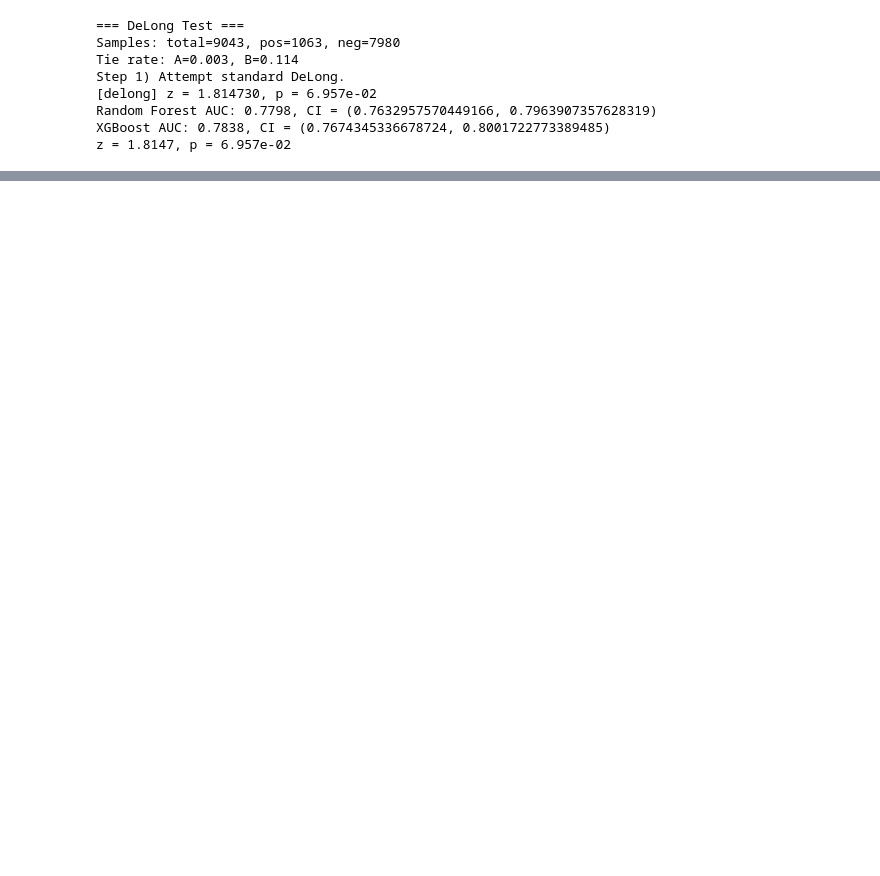
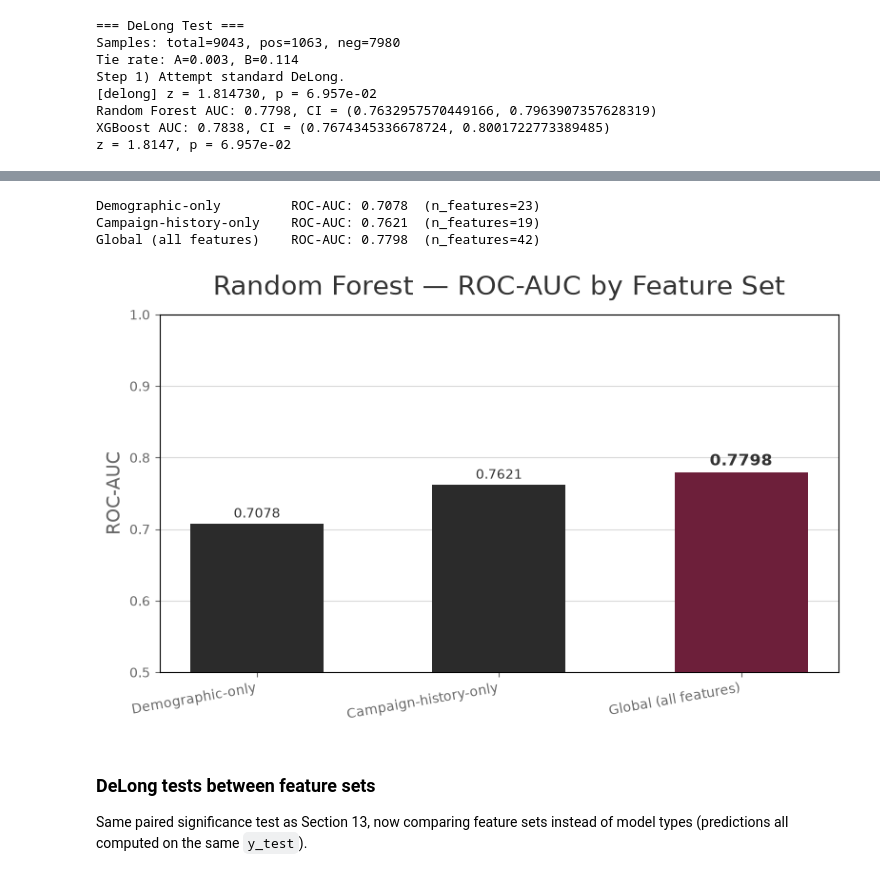
Before and after one commit to claireley/Final-Project, a Jupyter notebook: notebooks/Modeling-Bank.ipynb, the cells around one changed output, grey strips where cells are left out. Drawn from its saved outputs; the diff is of its cells as text; code cells hidden in the pictures; blank space fills up the shorter version.

```diff
--- a/notebooks/Modeling-Bank.ipynb
+++ b/notebooks/Modeling-Bank.ipynb
@@ -348,0 +423,57 @@ z = 5.3206, p = 1.034e-07
+# %%
+def fit_and_score(feature_list, label):
+    Xtr = X_train_df[feature_list]
+    Xte = X_test_df[feature_list]
+    model = RandomForestClassifier(**grid_search.best_params_, random_state=42)
+    model.fit(Xtr, y_train)
+    probs = model.predict_proba(Xte)[:, 1]
+    auc = roc_auc_score(y_test, probs)
+    print(f"{label:24s} ROC-AUC: {auc:.4f}  (n_features={len(feature_list)})")
+    return model, probs, auc
+
+demo_model, probs_demo, auc_demo = fit_and_score(demo_features, "Demographic-only")
+campaign_model, probs_campaign, auc_campaign = fit_and_score(campaign_features, "Campaign-history-only")
+
+# Global model was already fit in Section 7 as final_rf / probs_rf
+auc_global = roc_auc_score(y_test, probs_rf)
+print(f"{'Global (all features)':24s} ROC-AUC: {auc_global:.4f}  (n_features={len(global_features)})")
+# %% [output]
+Demographic-only         ROC-AUC: 0.7078  (n_features=23)
+Campaign-history-only    ROC-AUC: 0.7621  (n_features=19)
+Global (all features)    ROC-AUC: 0.7798  (n_features=42)
+# %%
+feature_set_labels = ["Demographic-only", "Campaign-history-only", "Global (all features)"]
+feature_set_aucs = [auc_demo, auc_campaign, auc_global]
+
+best_idx = feature_set_aucs.index(max(feature_set_aucs))
+colors = [CARD] * len(feature_set_labels)
+colors[best_idx] = TEXT
+
+fig, ax = plt.subplots(figsize=(8, 5))
+fig.patch.set_alpha(0)
+ax.set_facecolor("none")
+
+bars = ax.bar(feature_set_labels, feature_set_aucs, color=colors, width=0.55, zorder=3)
+
+for i, (bar, score) in enumerate(zip(bars, feature_set_aucs)):
+    ax.text(bar.get_x() + bar.get_width() / 2, score + 0.004, f"{score:.4f}",
+            ha="center", va="bottom", fontsize=12 if i == best_idx else 10,
+            color="0.2", fontweight="bold" if i == best_idx else "normal")
+
+ax.set_ylim(0.5, 1.0)
+ax.set_ylabel("ROC-AUC", fontsize=14, color=DIM)
+ax.set_title("Random Forest — ROC-AUC by Feature Set", fontsize=20, color="0.2", pad=15)
+ax.tick_params(colors=DIM)
+ax.yaxis.grid(True, alpha=0.25, color=DIM)
+ax.set_axisbelow(True)
+plt.xticks(rotation=10, ha="right", color=DIM)
+plt.tight_layout()
+plt.savefig('../figures/feature-set-comparison.png', transparent=True, dpi=300)
+plt.show()
+# %% [output]
+[figure, added]
+# %% [markdown]
+### DeLong tests between feature sets
+
+Same paired significance test as Section 13, now comparing feature sets instead
+of model types (predictions all computed on the same `y_test`).
```
Also changed, not shown: parts of 33 cells of this notebook, 26 other files.
